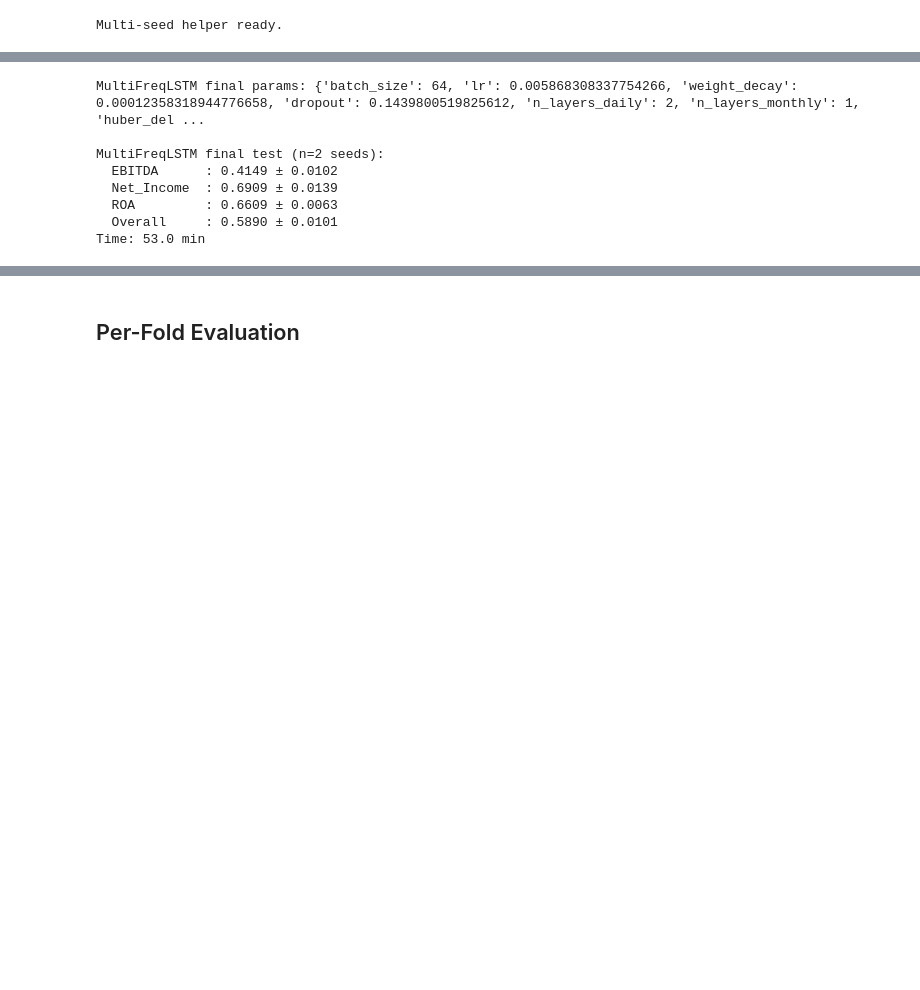
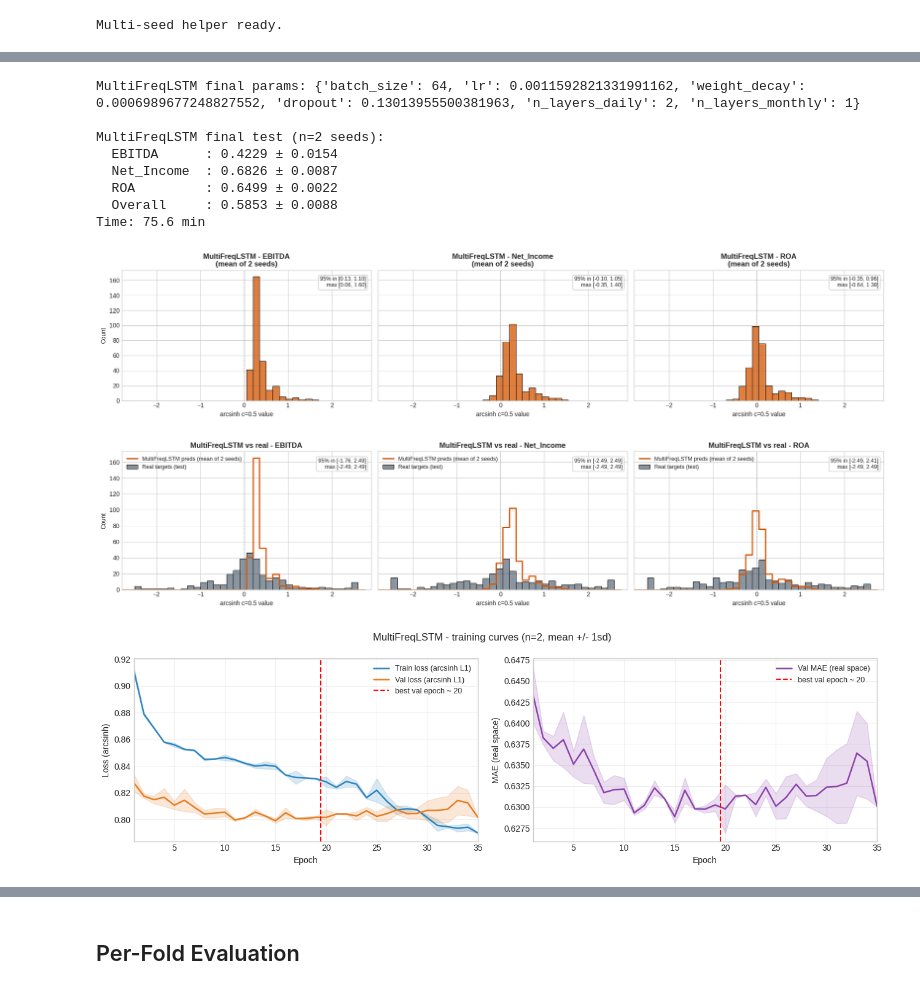
Before and after one commit to dvdbaggio/Mixed-Frequency-Forecasting, a Jupyter notebook: Model/lstm_with_regularization_arcsinh_huber.ipynb, the cells around one changed output, grey strips where cells are left out. Cells and saved outputs as stored; diff of their text form; code cells hidden in the pictures; blank space fills up the shorter version.

```diff
--- a/Model/lstm_with_regularization_arcsinh_huber.ipynb
+++ b/Model/lstm_with_regularization_arcsinh_huber.ipynb
@@ -1067,6 +1386,7 @@ def get_hpo_objective_mf_gdp():
             lr=trial.suggest_float("lr", 1e-4, 1e-2, log=True),
             weight_decay=trial.suggest_float("weight_decay", 1e-6, 1e-3, log=True),
             dropout=trial.suggest_float("dropout", 0.1, 0.5),
+            huber_delta=trial.suggest_float("huber_delta", 0.1, 3.0, log=True),
             n_layers_daily=2,
             n_layers_monthly=1,
         )
@@ -1081,7 +1401,7 @@ def get_hpo_objective_mf_gdp():
         try:
             _, best_metric, _ = train_and_eval_mf(
                 model, tr_loader, va_loader, optimizer,
-                trial=trial, step_offset=0,
+                trial=trial, step_offset=0, huber_delta=params['huber_delta'],
             )
         except optuna.exceptions.TrialPruned:
             raise
@@ -1306,37 +1926,48 @@ def make_multifreq_gdp_loaders_for_fold(tr_df, va_df, params):
     return model, tr_loader, va_loader, te_loader
 # %%
 def run_n_seeded_final_mf_loader(make_model_fn, params, n_seeds=2):
-    """Train `n_seeds` independent Model C (MultiFreq-style) models, evaluate on test set."""
+    """Train `n_seeds` independent Model C (MultiFreq-style) models, evaluate on test set.
+    Returns (results, preds_per_seed, hist_per_seed)."""
     results = {t: [] for t in PREDICTION_TARGETS + ["Overall"]}
+    preds_per_seed = []
+    hist_per_seed = []
     for s in range(n_seeds):
         np.random.seed(SEED + s); torch.manual_seed(SEED + s)
         model, tr_loader, va_loader, te_loader = make_model_fn(train_data, val_data, params)
         optimizer = torch.optim.Adam(model.parameters(), lr=params['lr'], weight_decay=params['weight_decay'])
-        model, _, _ = train_and_eval_mf(
-            model, tr_loader, va_loader, optimizer,
-            huber_delta=HUBER_DELTA,
-        )
+        model, _, _, history = train_and_eval_mf(
+            model, tr_loader, va_loader, optimizer, collect_history=True,
+            huber_delta=params.get('huber_delta', 1.0))
         test_res = evaluate_mf_loader(model, te_loader)
         for k, v in test_res.items():
             results[k].append(v)
-    return results
+        preds_per_seed.append(collect_predictions_arcsinh_mf(model, te_loader))
+        hist_per_seed.append(history)
+    return results, preds_per_seed, hist_per_seed
 
 params_C = study_C.best_trial.params
 print(f"MultiFreqLSTM final params: {params_C}")
 N_FINAL_SEEDS_C = 2
 _t0 = _time.time()
-results_C = run_n_seeded_final_mf_loader(make_multifreq_gdp_loaders_for_fold, params_C, n_seeds=N_FINAL_SEEDS_C)
+results_C, preds_C, hist_C = run_n_seeded_final_mf_loader(make_multifreq_gdp_loaders_for_fold, params_C, n_seeds=N_FINAL_SEEDS_C)
 print(f"\nMultiFreqLSTM final test (n={N_FINAL_SEEDS_C} seeds):")
 for k in PREDICTION_TARGETS + ["Overall"]:
     vals = results_C[k]
     print(f"  {k:12s}: {np.mean(vals):.4f} ± {np.std(vals):.4f}")
 print(f"Time: {(_time.time()-_t0)/60:.1f} min")
+
+plot_prediction_distributions(preds_C, "MultiFreqLSTM")
+plot_predictions_vs_targets(preds_C, "MultiFreqLSTM")
+plot_training_curves(hist_C, "MultiFreqLSTM")
 # %% [output]
-MultiFreqLSTM final params: {'batch_size': 64, 'lr': 0.005868308337754266, 'weight_decay': 0.00012358318944776658, 'dropout': 0.1439800519825612, 'n_layers_daily': 2, 'n_layers_monthly': 1, 'huber_del ...
+MultiFreqLSTM final params: {'batch_size': 64, 'lr': 0.0011592821331991162, 'weight_decay': 0.0006989677248827552, 'dropout': 0.13013955500381963, 'n_layers_daily': 2, 'n_layers_monthly': 1}
 
 MultiFreqLSTM final test (n=2 seeds):
-  EBITDA      : 0.4149 ± 0.0102
-  Net_Income  : 0.6909 ± 0.0139
-  ROA         : 0.6609 ± 0.0063
-  Overall     : 0.5890 ± 0.0101
-Time: 53.0 min
+  EBITDA      : 0.4229 ± 0.0154
+  Net_Income  : 0.6826 ± 0.0087
+  ROA         : 0.6499 ± 0.0022
+  Overall     : 0.5853 ± 0.0088
+Time: 75.6 min
+[figure, added]
+[figure, added]
+[figure, added]
```
Also changed, not shown: parts of 35 cells of this notebook, 1 other file.
